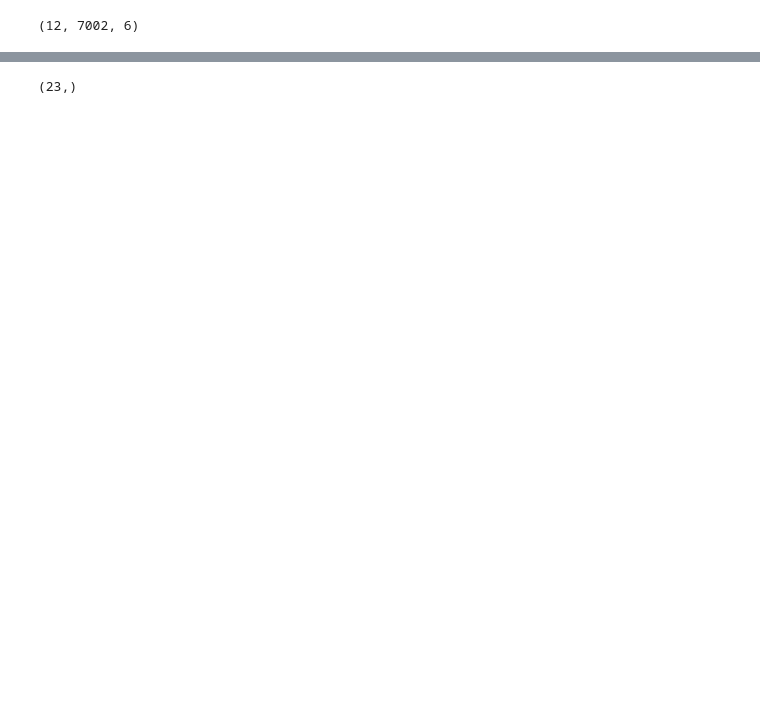
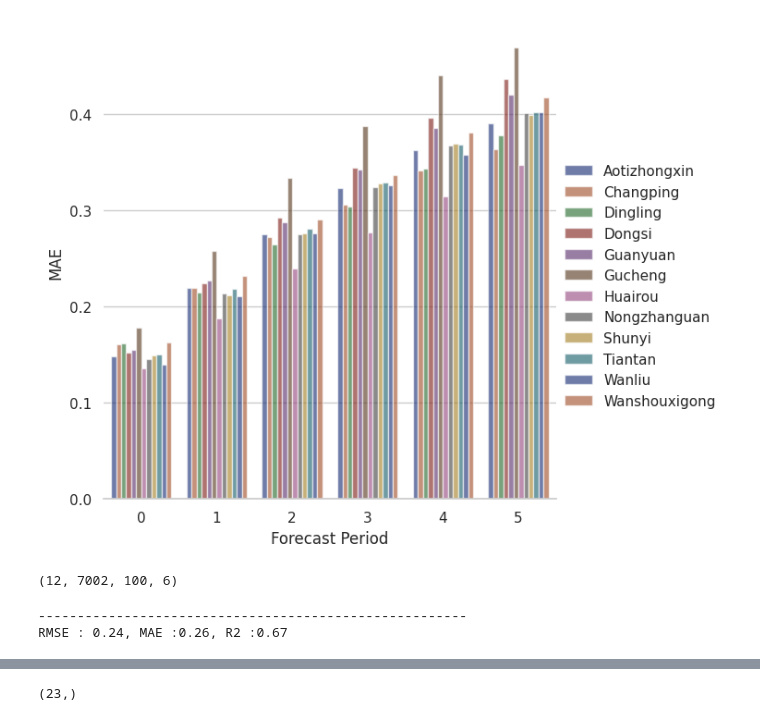
Before and after one commit to shernandez-ucm/trax, a Jupyter notebook: beijing_multi_site_hierarchical.ipynb, the cells around one changed output, grey strips where cells are left out. Drawn from its saved outputs; the diff is of its cells as text; code cells hidden in the pictures; blank space fills up the shorter version.

```diff
--- a/beijing_multi_site_hierarchical.ipynb
+++ b/beijing_multi_site_hierarchical.ipynb
@@ -337,3 +334,14 @@ FrozenDict({
+# %%
+g = sns.catplot(
+    data=df_results, kind="bar",
+    x="periods", y="MAE", hue="stations",
+    errorbar="sd", palette="dark", alpha=.6, height=6
+)
+g.despine(left=True)
+g.set_axis_labels("Forecast Period", "MAE")
+g.legend.set_title("")
+# %% [output]
+[figure, added]
 # %%
 ensemble_pred=list()
 for i in range(len(samples)):
@@ -342,10 +350,33 @@ for i in range(len(samples)):
     ensemble_pred.append(preds)
 # %%
 ensemble_pred=np.stack(ensemble_pred,axis=2)
+# %%
+ensemble_pred.shape
+# %% [output]
+(12, 7002, 100, 6)
 # %%
 mean_pred=np.mean(ensemble_pred,axis=2)
 std_pred=np.std(ensemble_pred,axis=2)
-# %%
-mean_pred.shape
-# %% [output]
-(12, 7002, 6)
+# %%
+
+r_metric=list()
+rmse_metric=list()
+mae_metric=list()
+stations=list()
+periods=list()
+for i in range(n_groups):
+    for j in range(future):
+        r_squared=metrics.r2_score(mean_pred[i,:,j],y_test_datasets[i,:,j])
+        rmse=metrics.mean_squared_error(mean_pred[i,:,j],y_test_datasets[i,:,j],squared=True)
+        mae=metrics.mean_absolute_error(mean_pred[i,:,j],y_test_datasets[i,:,j])
+        periods.append(j)
+        stations.append(dataset_names[i])
+        #print('forecast period : {4}, task : {0}, RMSE : {1:1.2f}, MAE :{2:1.2f}, R2 :{3:1.2f}'.format(dataset_names[i],rmse,mae,r_squared,j))
+        r_metric.append(r_squared)
+        rmse_metric.append(rmse)
+        mae_metric.append(mae)
+print('-------------------------------------------------------')
+print('RMSE : {0:1.2f}, MAE :{1:1.2f}, R2 :{2:1.2f}'.format(np.mean(rmse_metric),np.mean(mae_metric),np.mean(r_metric)))
+# %% [output]
+-------------------------------------------------------
+RMSE : 0.24, MAE :0.26, R2 :0.67
```
Also changed, not shown: parts of 43 cells of this notebook.
